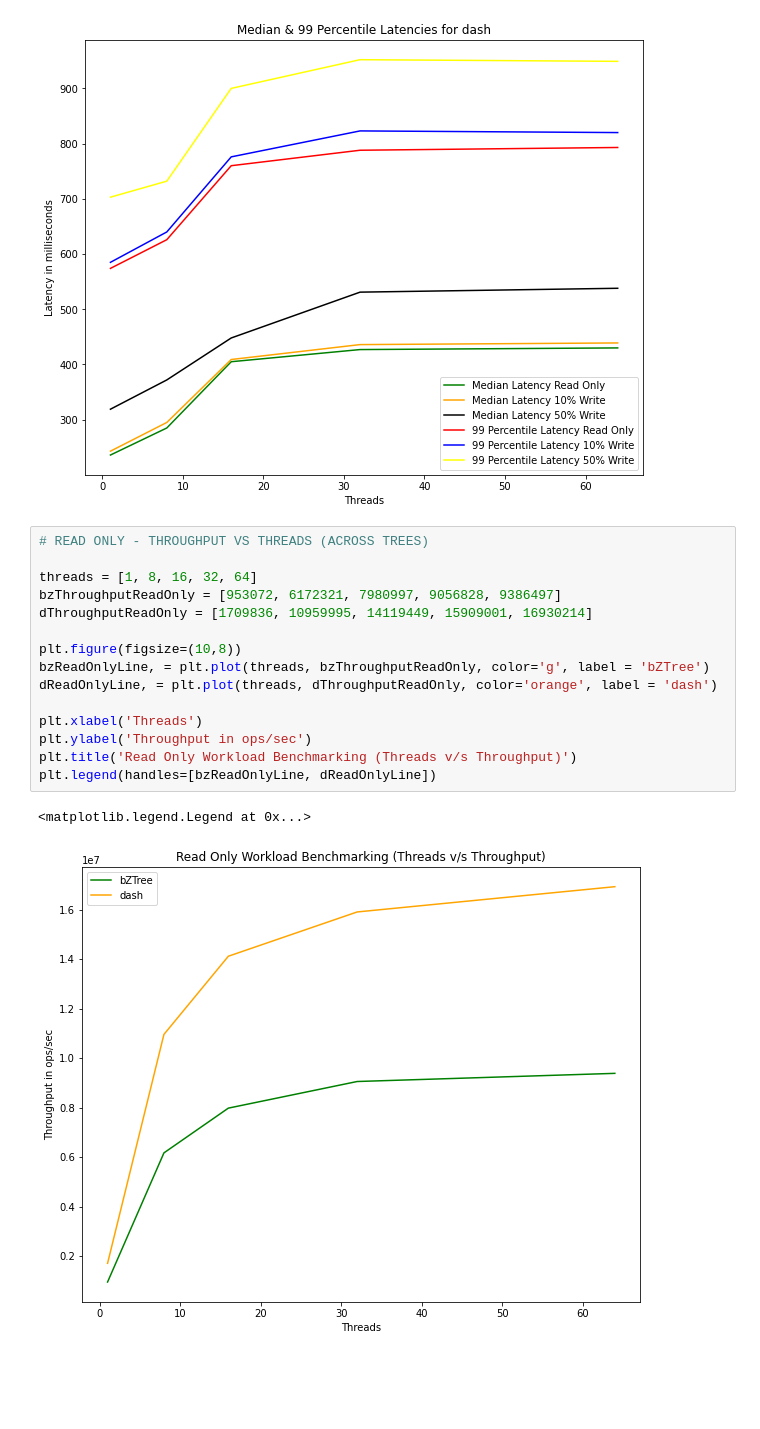
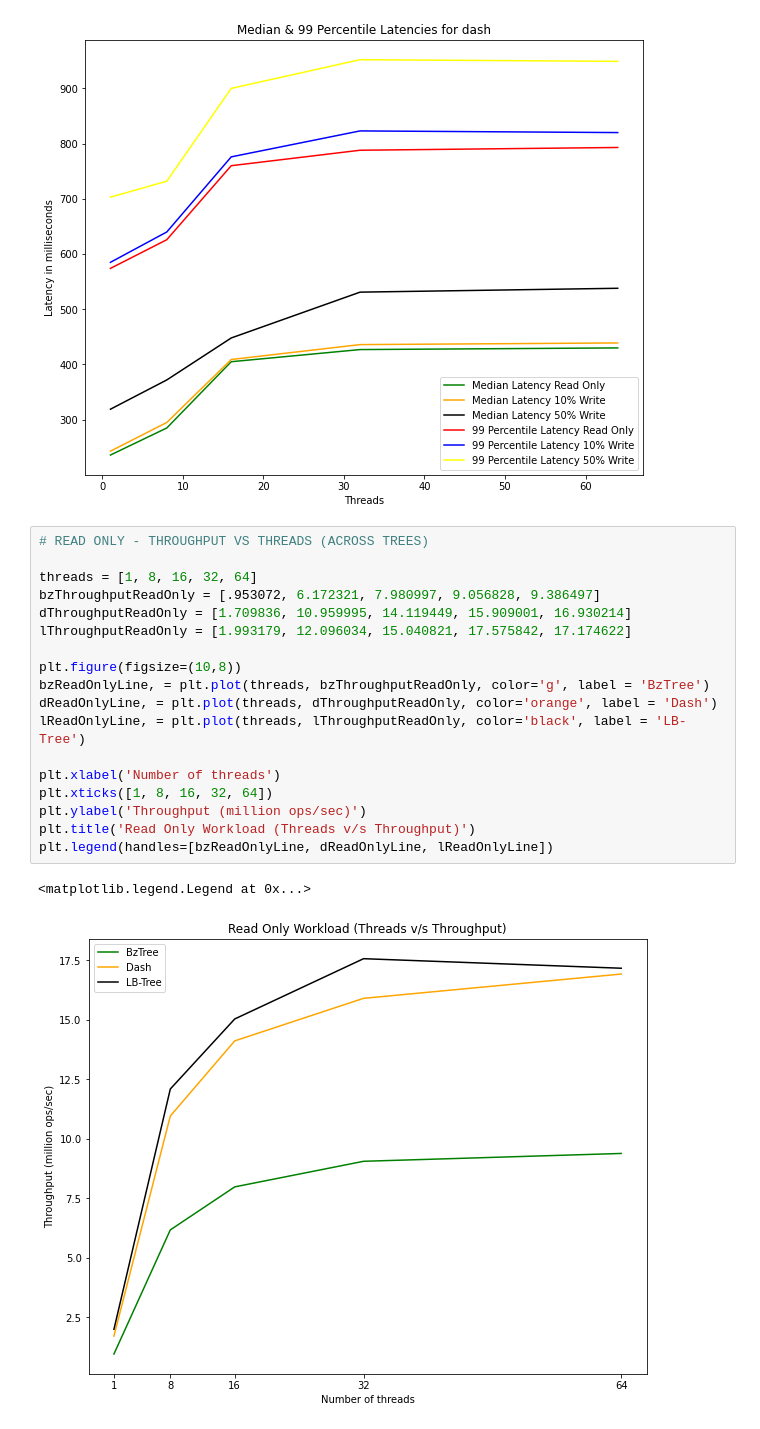
Before and after one commit to nisargshah95/Comparison-of-Indexes-for-PMem, a Jupyter notebook: CS764.ipynb, the cells around one changed output. Saved outputs shown, nothing was run; the diff lists cells and outputs as text; blank space fills up the shorter version.

Commit message:
Add lbtree throughput results Draw latency vs threads (across all indexes) for each workload

```diff
--- a/CS764.ipynb
+++ b/CS764.ipynb
@@ -87,21 +89,24 @@ plt.legend(handles = [dMedianReadOnlyLine, dMedian10WriteLine, dMedian50WriteLin
 # %%
 # READ ONLY - THROUGHPUT VS THREADS (ACROSS TREES)
 
 threads = [1, 8, 16, 32, 64]
-bzThroughputReadOnly = [953072, 6172321, 7980997, 9056828, 9386497]
-dThroughputReadOnly = [1709836, 10959995, 14119449, 15909001, 16930214]
+bzThroughputReadOnly = [.953072, 6.172321, 7.980997, 9.056828, 9.386497]
+dThroughputReadOnly = [1.709836, 10.959995, 14.119449, 15.909001, 16.930214]
+lThroughputReadOnly = [1.993179, 12.096034, 15.040821, 17.575842, 17.174622]
 
 plt.figure(figsize=(10,8))
-bzReadOnlyLine, = plt.plot(threads, bzThroughputReadOnly, color='g', label = 'bZTree')
-dReadOnlyLine, = plt.plot(threads, dThroughputReadOnly, color='orange', label = 'dash')
+bzReadOnlyLine, = plt.plot(threads, bzThroughputReadOnly, color='g', label = 'BzTree')
+dReadOnlyLine, = plt.plot(threads, dThroughputReadOnly, color='orange', label = 'Dash')
+lReadOnlyLine, = plt.plot(threads, lThroughputReadOnly, color='black', label = 'LB-Tree')
 
-plt.xlabel('Threads')
-plt.ylabel('Throughput in ops/sec')
-plt.title('Read Only Workload Benchmarking (Threads v/s Throughput)')
-plt.legend(handles=[bzReadOnlyLine, dReadOnlyLine])
+plt.xlabel('Number of threads')
+plt.xticks([1, 8, 16, 32, 64])
+plt.ylabel('Throughput (million ops/sec)')
+plt.title('Read Only Workload (Threads v/s Throughput)')
+plt.legend(handles=[bzReadOnlyLine, dReadOnlyLine, lReadOnlyLine])
 # %% [output]
 <matplotlib.legend.Legend at 0x...>
-[figure, old version]
+[figure, new version]
 # %%
 # 10% WRITE - THROUGHPUT VS THREADS (ACROSS TREES)
 
```
Also changed, not shown: parts of 6 cells of this notebook.
